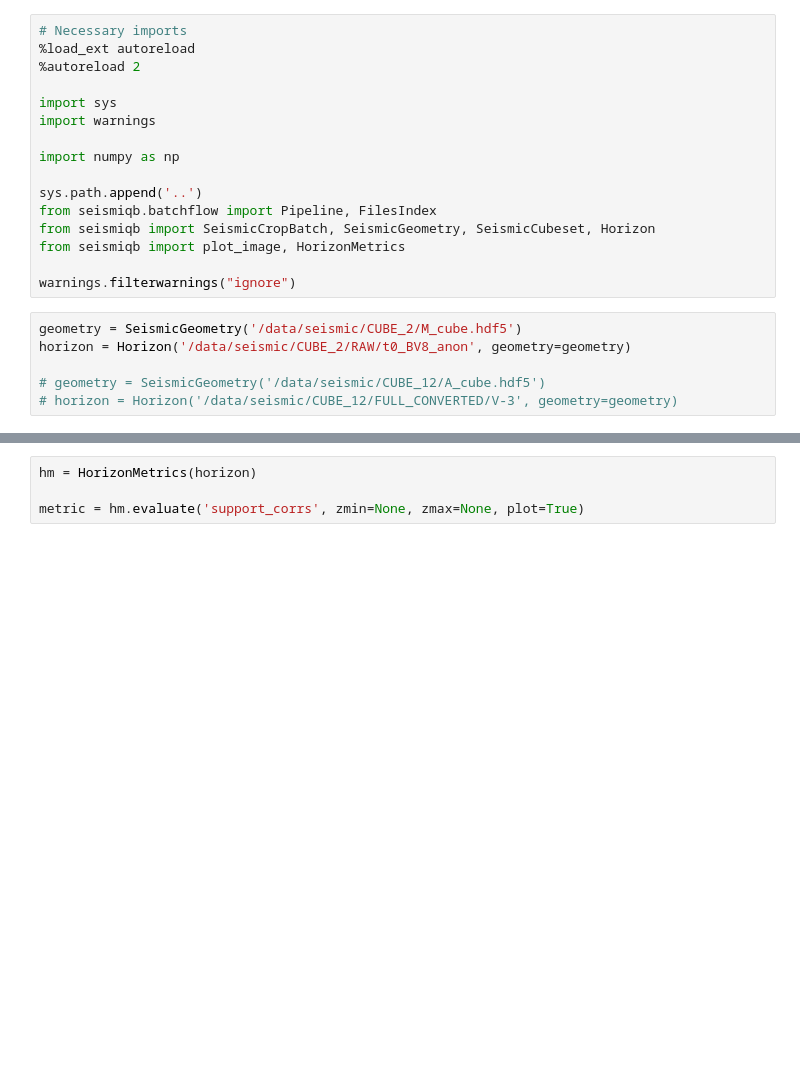
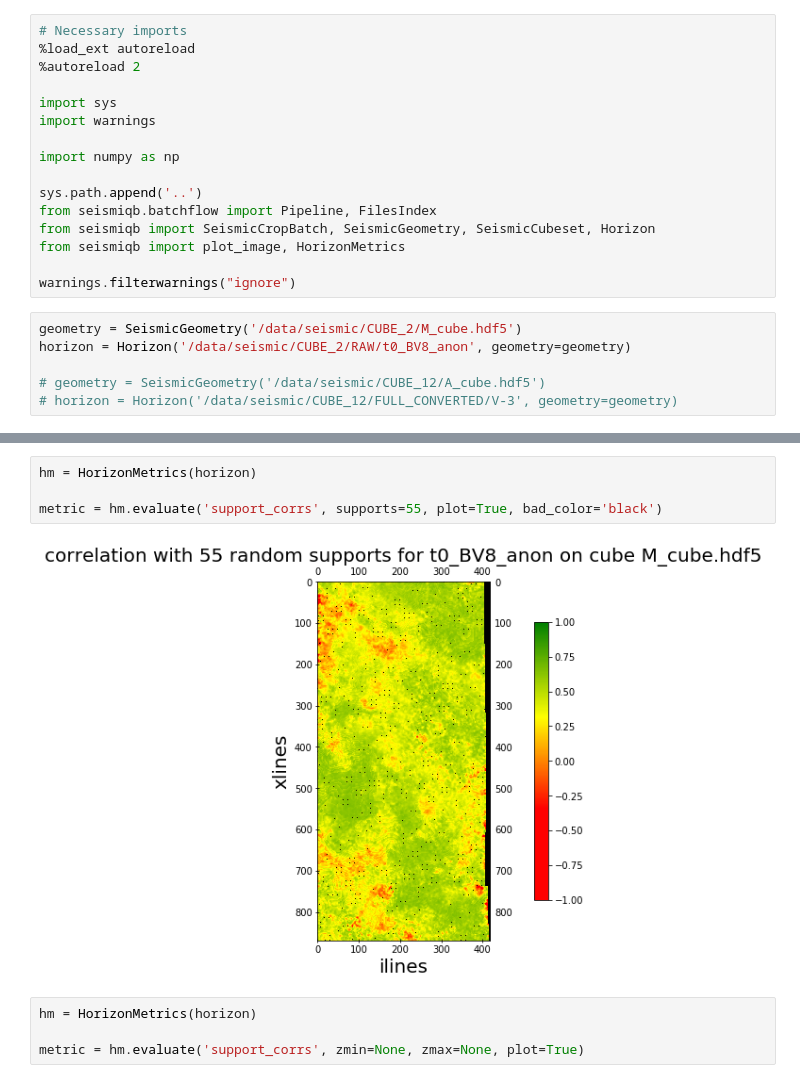
Before and after one commit to vodun/seismiqb, a Jupyter notebook: tutorials/Plotters.ipynb, the cells around one changed output, grey strips where cells are left out. Cells and saved outputs as stored; diff of their text form; blank space fills up the shorter version.

```diff
--- a/tutorials/Plotters.ipynb
+++ b/tutorials/Plotters.ipynb
@@ -29,3 +60,9 @@ metric = hm.evaluate('support_corrs', zmin=None, zmax=None, supports=25, plot=Tr
+# %%
+hm = HorizonMetrics(horizon)
+
+metric = hm.evaluate('support_corrs', supports=55, plot=True, bad_color='black')
+# %% [output]
+[figure, added]
 # %%
 hm = HorizonMetrics(horizon)
 
```
Also changed, not shown: parts of 2 cells of this notebook, 3 other files.
